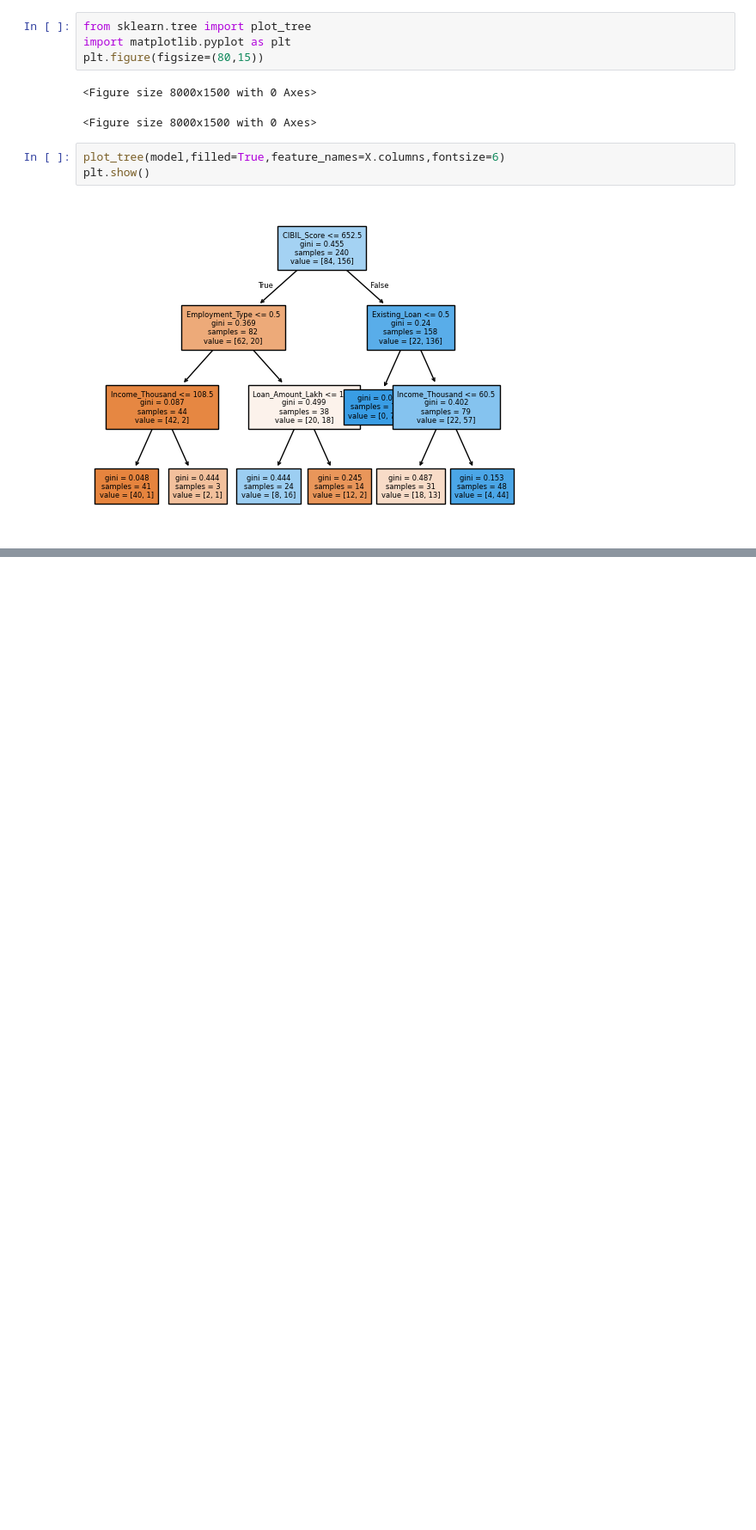
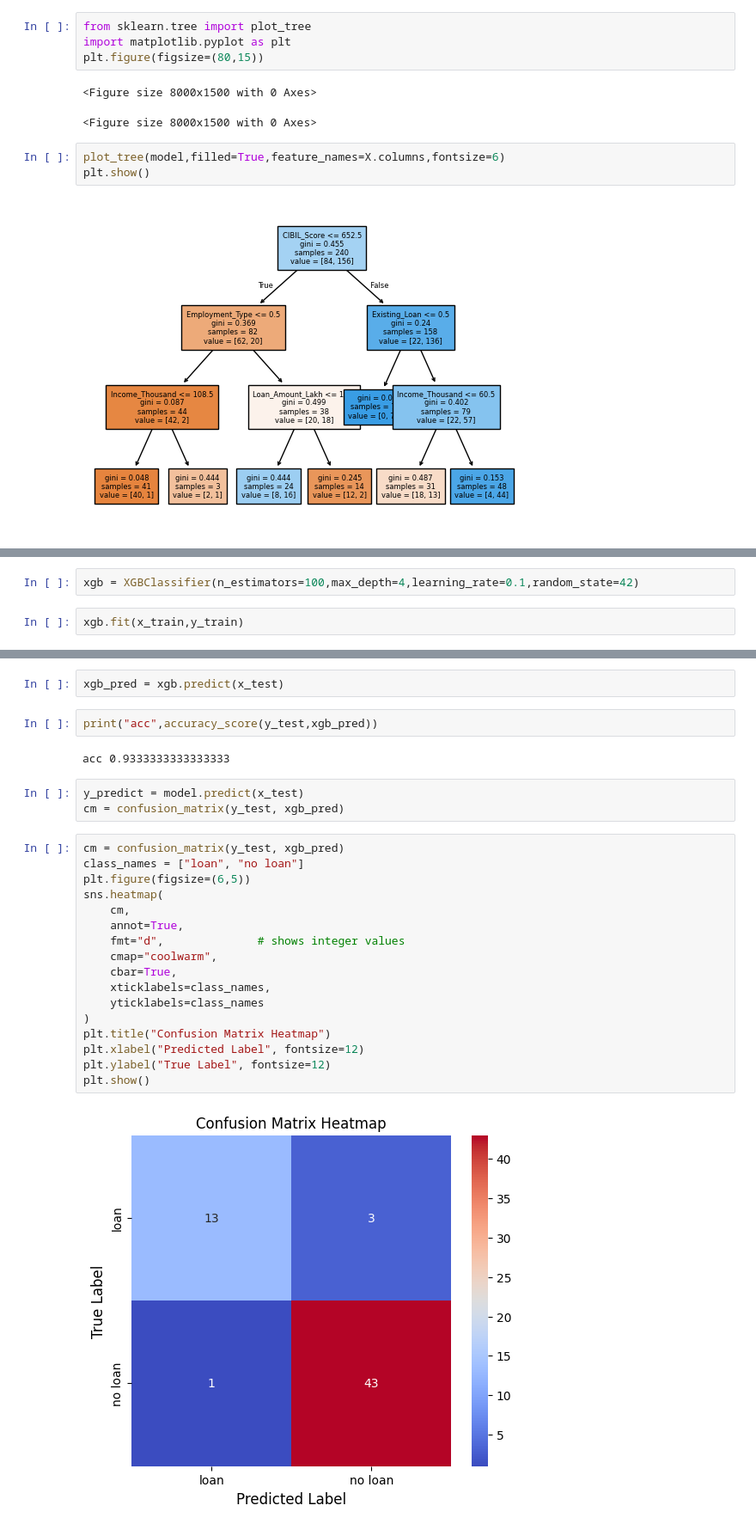
Before and after one commit to RUDraksh12369/internship_2026, a Jupyter notebook: sklearn/sklearn5.ipynb, the cells around one changed output, grey strips where cells are left out. Shown at 86% size. Drawn from its saved outputs; the diff is of its cells as text; blank space fills up the shorter version.

```diff
--- a/sklearn/sklearn5.ipynb
+++ b/sklearn/sklearn5.ipynb
@@ -112,0 +159,4 @@ plt.show()
+# %%
+xgb = XGBClassifier(n_estimators=100,max_depth=4,learning_rate=0.1,random_state=42)
+# %%
+xgb.fit(x_train,y_train)
@@ -112,0 +175,28 @@ plt.show()
+# %%
+xgb_pred = xgb.predict(x_test)
+# %%
+print("acc",accuracy_score(y_test,xgb_pred))
+# %% [output]
+acc 0.9333333333333333
+# %%
+y_predict = model.predict(x_test)
+cm = confusion_matrix(y_test, xgb_pred)
+# %%
+cm = confusion_matrix(y_test, xgb_pred)
+class_names = ["loan", "no loan"]
+plt.figure(figsize=(6,5))
+sns.heatmap(
+    cm,
+    annot=True,
+    fmt="d",              # shows integer values
+    cmap="coolwarm",
+    cbar=True,
+    xticklabels=class_names,
+    yticklabels=class_names
+)
+plt.title("Confusion Matrix Heatmap")
+plt.xlabel("Predicted Label", fontsize=12)
+plt.ylabel("True Label", fontsize=12)
+plt.show()
+# %% [output]
+[figure, added]
```
Also changed, not shown: parts of 14 cells of this notebook, 1 other file.
